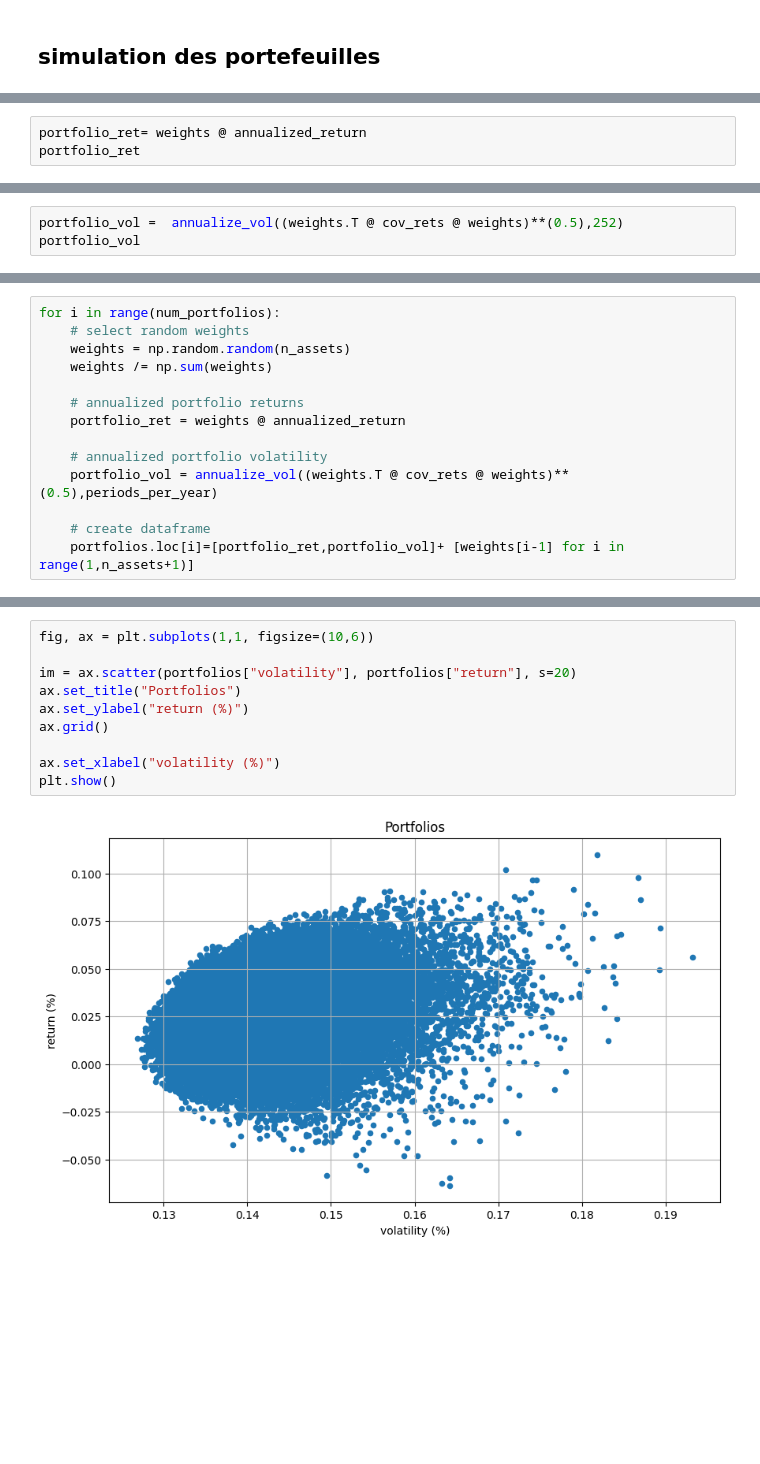
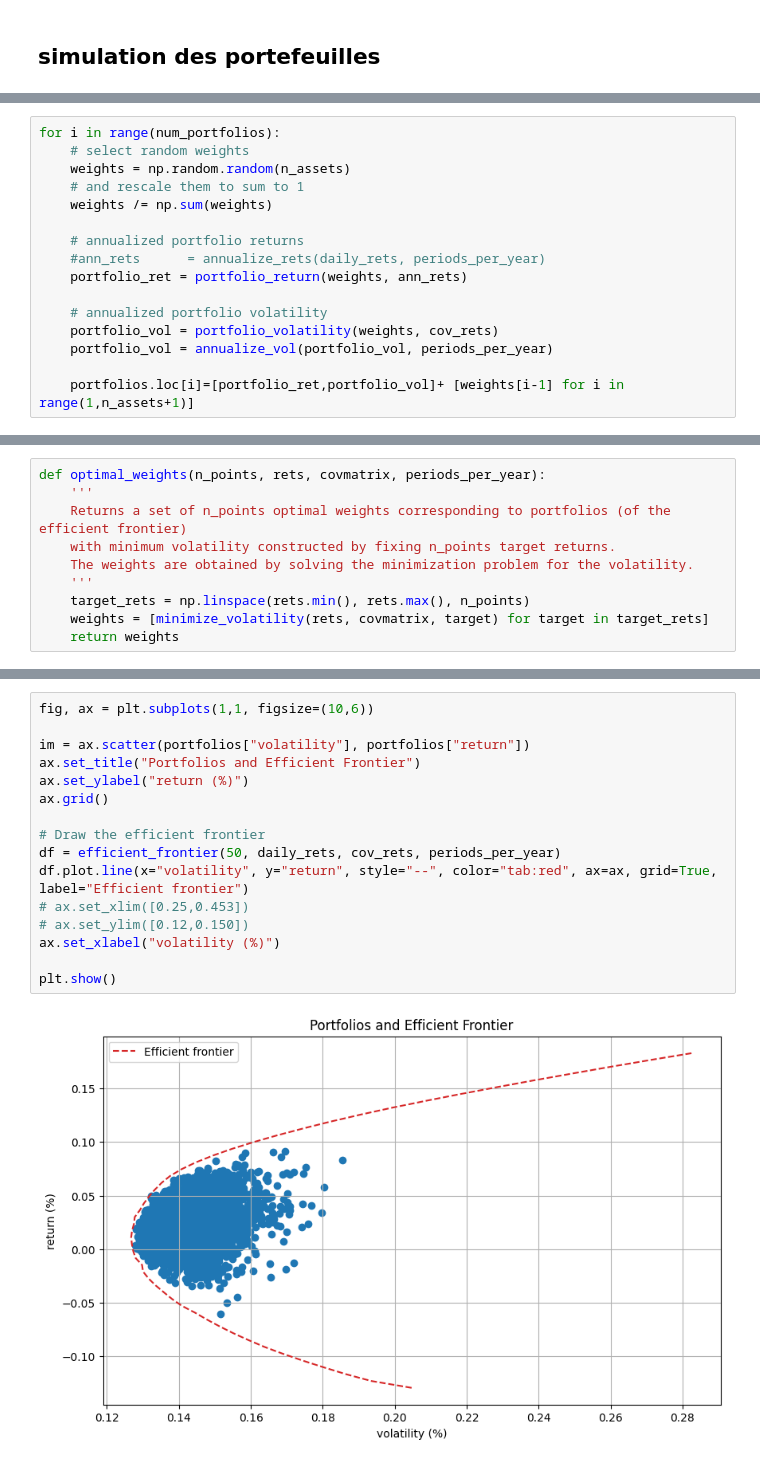
Before and after one commit to AmineMahdioui/Portfolio-projet, a Jupyter notebook: pfmanagment.ipynb, the cells around one changed output, grey strips where cells are left out. Drawn from its saved outputs; the diff is of its cells as text; blank space fills up the shorter version.

```diff
--- a/pfmanagment.ipynb
+++ b/pfmanagment.ipynb
@@ -256,3 +273,0 @@ array([0.21213193, 0.0417466 , 0.18568845, 0.11873975, 0.04380871,
-# %%
-portfolio_ret= weights @ annualized_return
-portfolio_ret
@@ -265,3 +273,0 @@ portfolio_volatility(cov_rets,weights)
-# %%
-portfolio_vol =  annualize_vol((weights.T @ cov_rets @ weights)**(0.5),252)
-portfolio_vol
@@ -283,15 +281,17 @@ portfolios
 for i in range(num_portfolios):
     # select random weights
     weights = np.random.random(n_assets)
+    # and rescale them to sum to 1
     weights /= np.sum(weights)
 
     # annualized portfolio returns
-    portfolio_ret = weights @ annualized_return
+    #ann_rets      = annualize_rets(daily_rets, periods_per_year)
+    portfolio_ret = portfolio_return(weights, ann_rets)
 
     # annualized portfolio volatility
-    portfolio_vol = annualize_vol((weights.T @ cov_rets @ weights)**(0.5),periods_per_year)
+    portfolio_vol = portfolio_volatility(weights, cov_rets)
+    portfolio_vol = annualize_vol(portfolio_vol, periods_per_year)
 
-    # create dataframe
     portfolios.loc[i]=[portfolio_ret,portfolio_vol]+ [weights[i-1] for i in range(1,n_assets+1)]
 # %%
 portfolios.tail()
@@ -304,0 +305,10 @@ portfolios.tail()
+# %%
+def optimal_weights(n_points, rets, covmatrix, periods_per_year):
+    '''
+    Returns a set of n_points optimal weights corresponding to portfolios (of the efficient frontier)
+    with minimum volatility constructed by fixing n_points target returns.
+    The weights are obtained by solving the minimization problem for the volatility.
+    '''
+    target_rets = np.linspace(rets.min(), rets.max(), n_points)
+    weights = [minimize_volatility(rets, covmatrix, target) for target in target_rets]
+    return weights
@@ -305,12 +353,18 @@ portfolios.tail()
 # %%
 fig, ax = plt.subplots(1,1, figsize=(10,6))
 
-im = ax.scatter(portfolios["volatility"], portfolios["return"], s=20)
-ax.set_title("Portfolios")
+im = ax.scatter(portfolios["volatility"], portfolios["return"])
+ax.set_title("Portfolios and Efficient Frontier")
 ax.set_ylabel("return (%)")
 ax.grid()
 
+# Draw the efficient frontier
+df = efficient_frontier(50, daily_rets, cov_rets, periods_per_year)
+df.plot.line(x="volatility", y="return", style="--", color="tab:red", ax=ax, grid=True, label="Efficient frontier")
+# ax.set_xlim([0.25,0.453])
+# ax.set_ylim([0.12,0.150])
 ax.set_xlabel("volatility (%)")
+
 plt.show()
 # %% [output]
-[figure, old version]
+[figure, new version]
```
Also changed, not shown: parts of 28 cells of this notebook.
